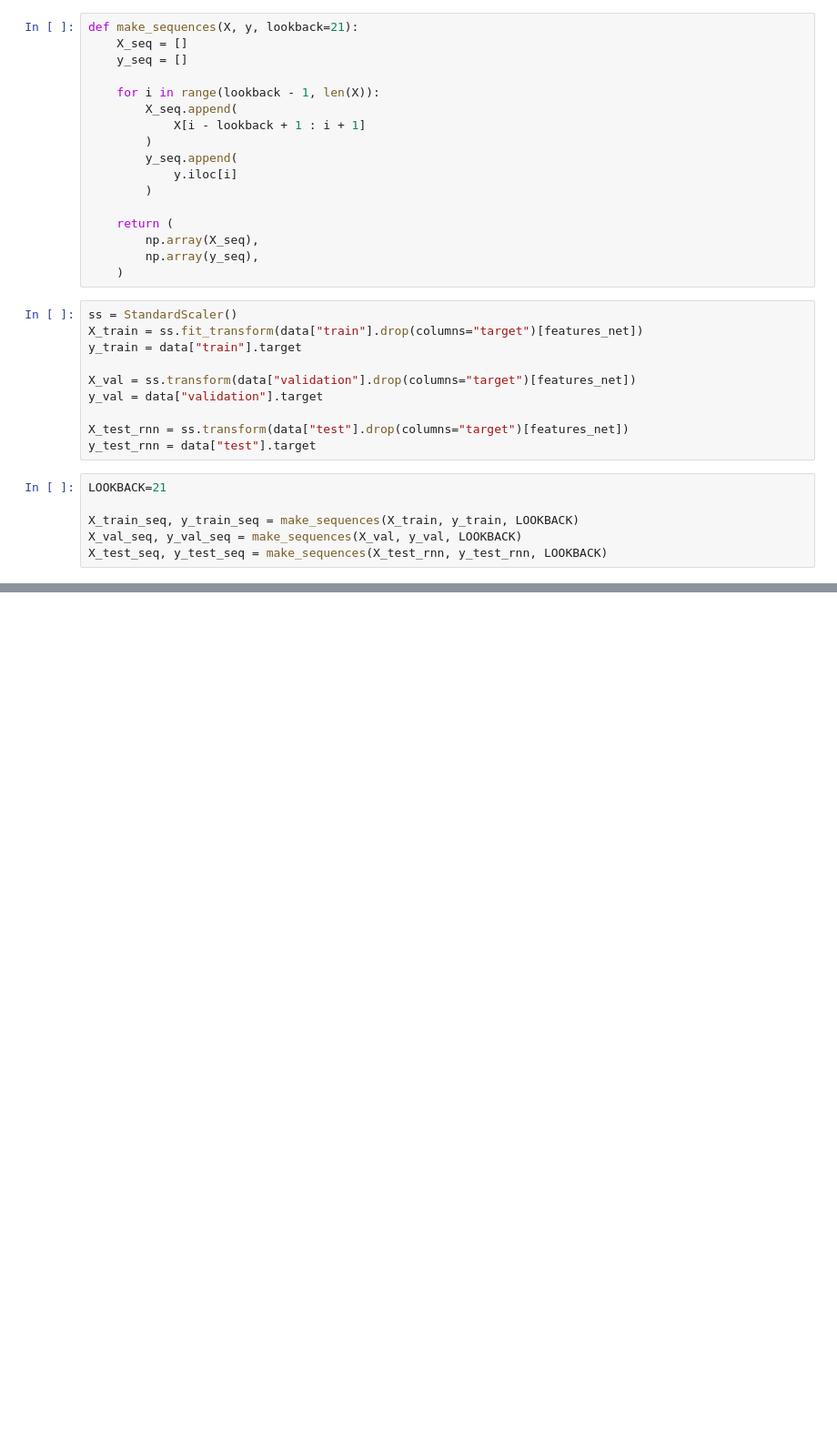
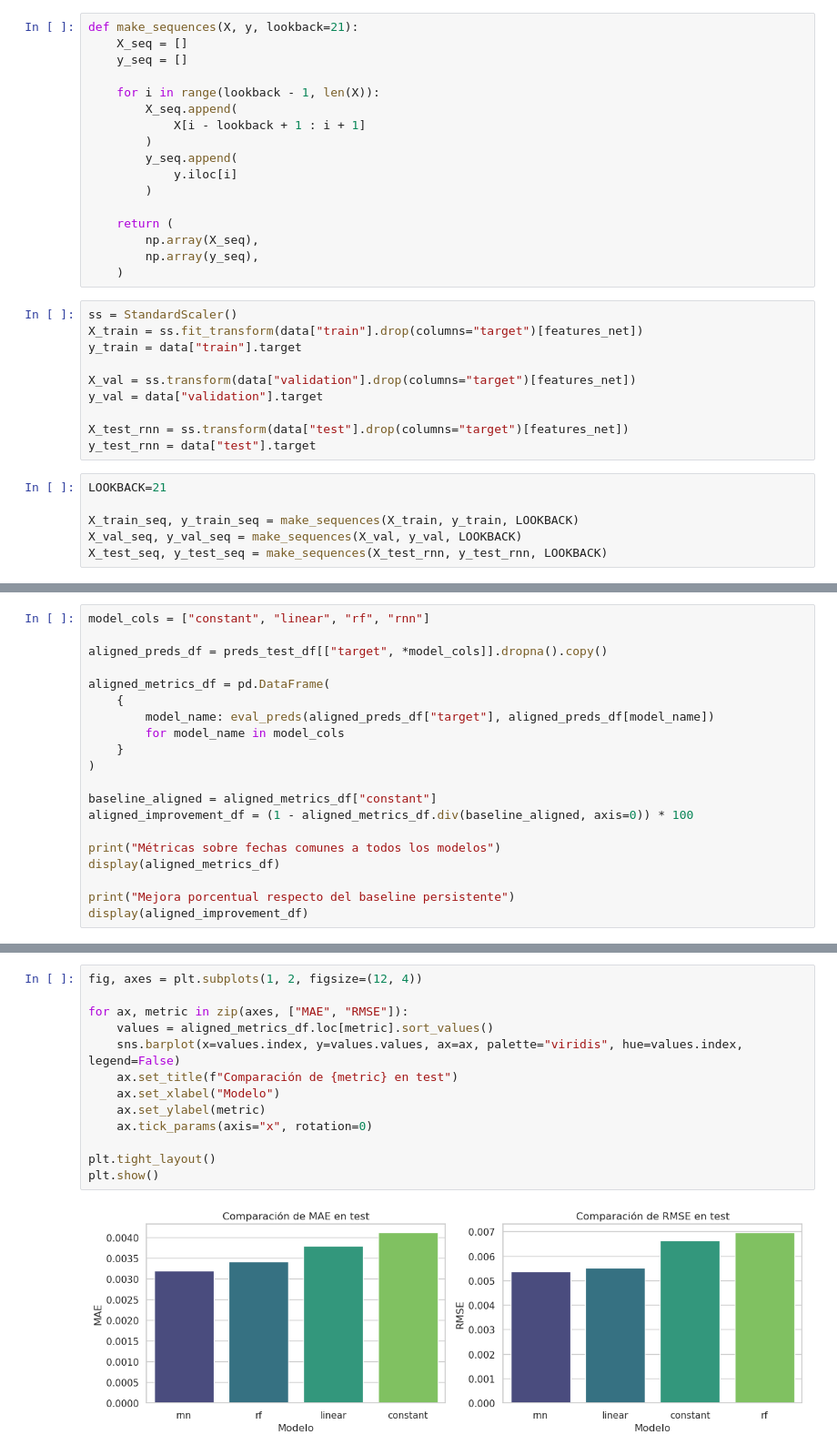
Before and after one commit to sbiagiola/AST_TPFINAL, a Jupyter notebook: 02_modelado.ipynb, the cells around one changed output, grey strips where cells are left out. Shown at 91% size. Cells and saved outputs as stored; diff of their text form; blank space fills up the shorter version.

```diff
--- a/02_modelado.ipynb
+++ b/02_modelado.ipynb
@@ -540,0 +598,20 @@ plt.show()
+# %%
+model_cols = ["constant", "linear", "rf", "rnn"]
+
+aligned_preds_df = preds_test_df[["target", *model_cols]].dropna().copy()
+
+aligned_metrics_df = pd.DataFrame(
+    {
+        model_name: eval_preds(aligned_preds_df["target"], aligned_preds_df[model_name])
+        for model_name in model_cols
+    }
+)
+
+baseline_aligned = aligned_metrics_df["constant"]
+aligned_improvement_df = (1 - aligned_metrics_df.div(baseline_aligned, axis=0)) * 100
+
+print("Métricas sobre fechas comunes a todos los modelos")
+display(aligned_metrics_df)
+
+print("Mejora porcentual respecto del baseline persistente")
+display(aligned_improvement_df)
@@ -540,0 +627,15 @@ plt.show()
+# %%
+fig, axes = plt.subplots(1, 2, figsize=(12, 4))
+
+for ax, metric in zip(axes, ["MAE", "RMSE"]):
+    values = aligned_metrics_df.loc[metric].sort_values()
+    sns.barplot(x=values.index, y=values.values, ax=ax, palette="viridis", hue=values.index, legend=False)
+    ax.set_title(f"Comparación de {metric} en test")
+    ax.set_xlabel("Modelo")
+    ax.set_ylabel(metric)
+    ax.tick_params(axis="x", rotation=0)
+
+plt.tight_layout()
+plt.show()
+# %% [output]
+[figure, added]
```
Also changed, not shown: parts of 37 cells of this notebook.
